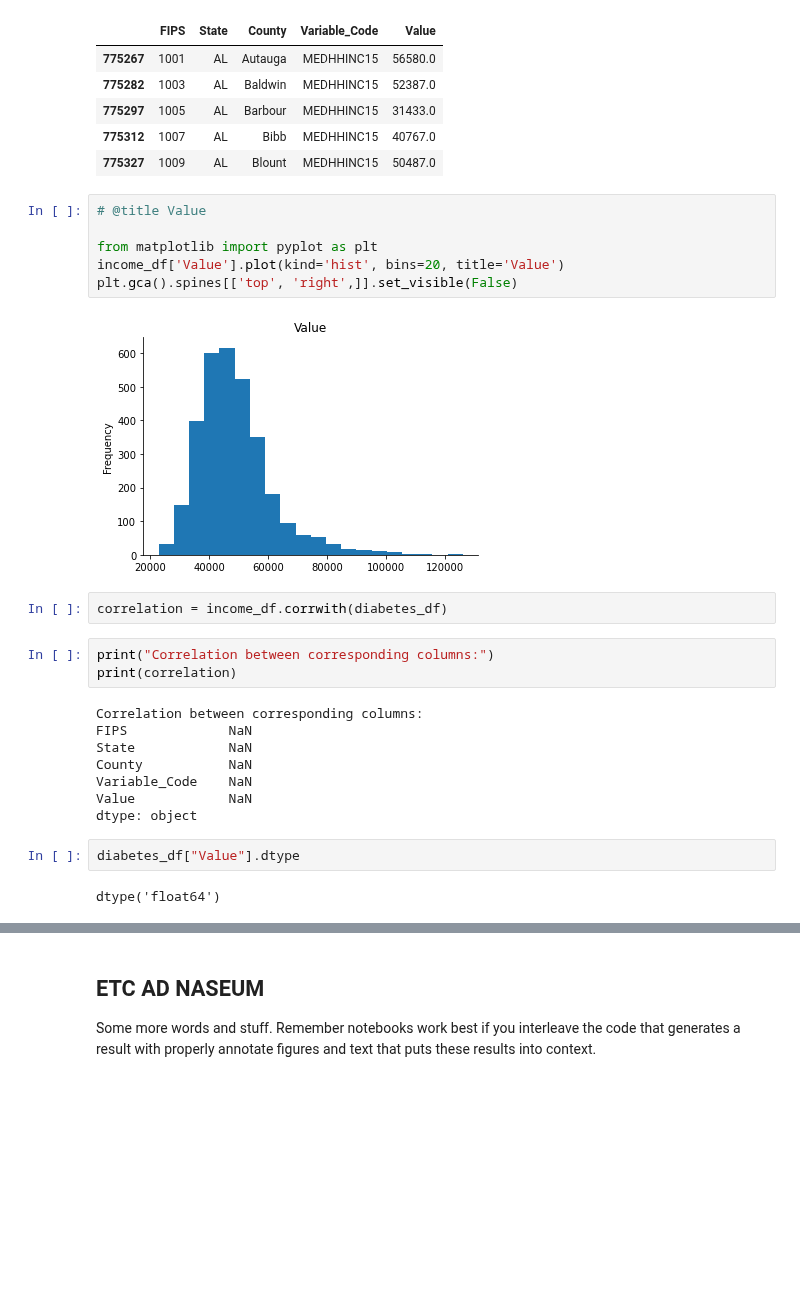
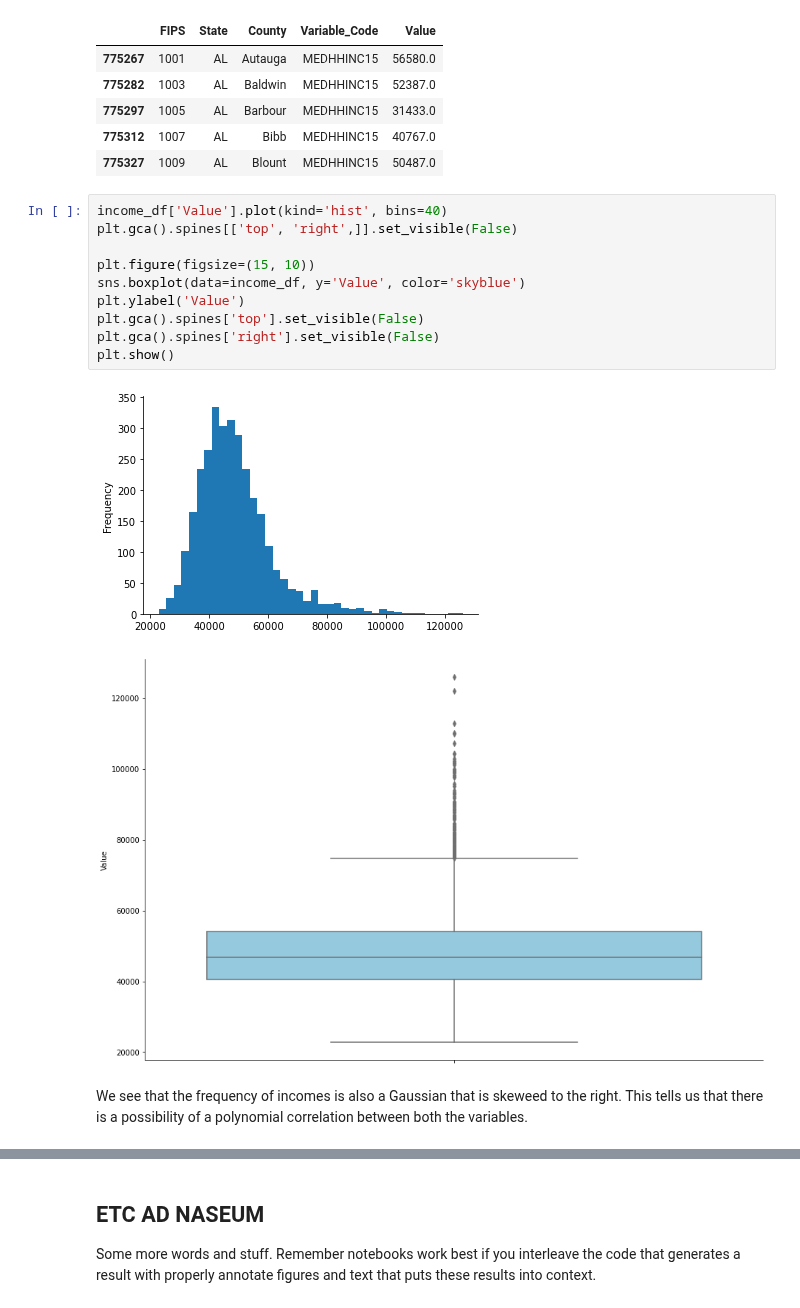
Before and after one commit to edwin815/diabetes_analysis, a Jupyter notebook: FinalProject_Group132_WI24.ipynb, the cells around one changed output, grey strips where cells are left out. Drawn from its saved outputs; the diff is of its cells as text; blank space fills up the shorter version.

```diff
--- a/FinalProject_Group132_WI24.ipynb
+++ b/FinalProject_Group132_WI24.ipynb
@@ -898,28 +925,18 @@ income_df.head()
 | 775297 | 1005 | AL | Barbour | MEDHHINC15 | 31433.0 |
 | 775312 | 1007 | AL | Bibb | MEDHHINC15 | 40767.0 |
 | 775327 | 1009 | AL | Blount | MEDHHINC15 | 50487.0 |
-# %%
-# @title Value
-
-from matplotlib import pyplot as plt
-income_df['Value'].plot(kind='hist', bins=20, title='Value')
-plt.gca().spines[['top', 'right',]].set_visible(False)
-# %% [output]
-[figure, removed]
-# %%
-correlation = income_df.corrwith(diabetes_df)
-# %%
-print("Correlation between corresponding columns:")
-print(correlation)
-# %% [output]
-Correlation between corresponding columns:
-FIPS             NaN
-State            NaN
-County           NaN
-Variable_Code    NaN
-Value            NaN
-dtype: object
-# %%
-diabetes_df["Value"].dtype
-# %% [output]
-dtype('float64')
+# %%
+income_df['Value'].plot(kind='hist', bins=40)
+plt.gca().spines[['top', 'right',]].set_visible(False)
+
+plt.figure(figsize=(15, 10))
+sns.boxplot(data=income_df, y='Value', color='skyblue')
+plt.ylabel('Value')
+plt.gca().spines['top'].set_visible(False)
+plt.gca().spines['right'].set_visible(False)
+plt.show()
+# %% [output]
+[figure, added]
+[figure, added]
+# %% [markdown]
+We see that the frequency of incomes is also a Gaussian that is skeweed to the right. This tells us that there is a possibility of a polynomial correlation between both the variables.
```
Also changed, not shown: parts of 26 cells of this notebook.
